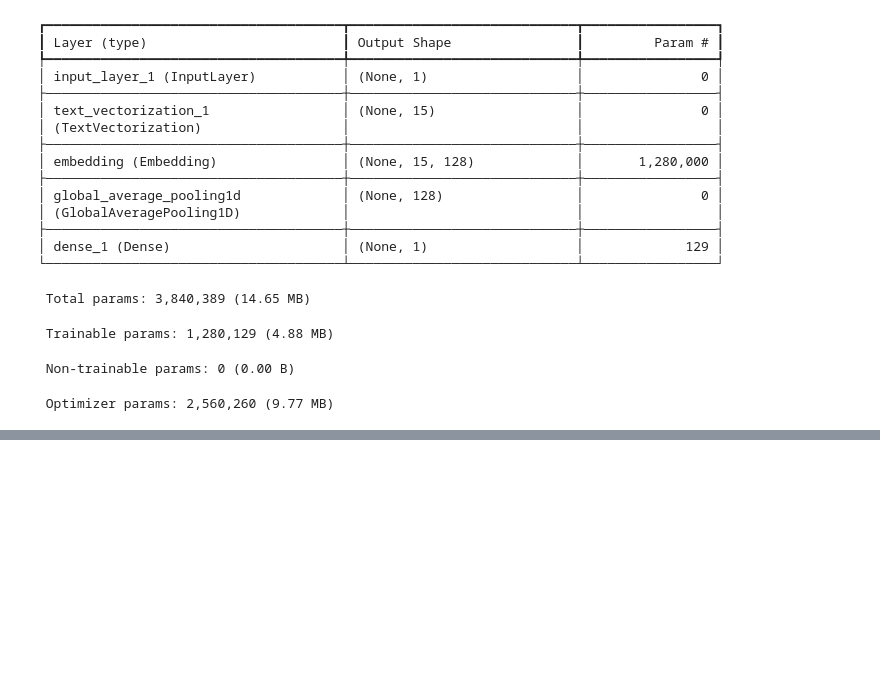
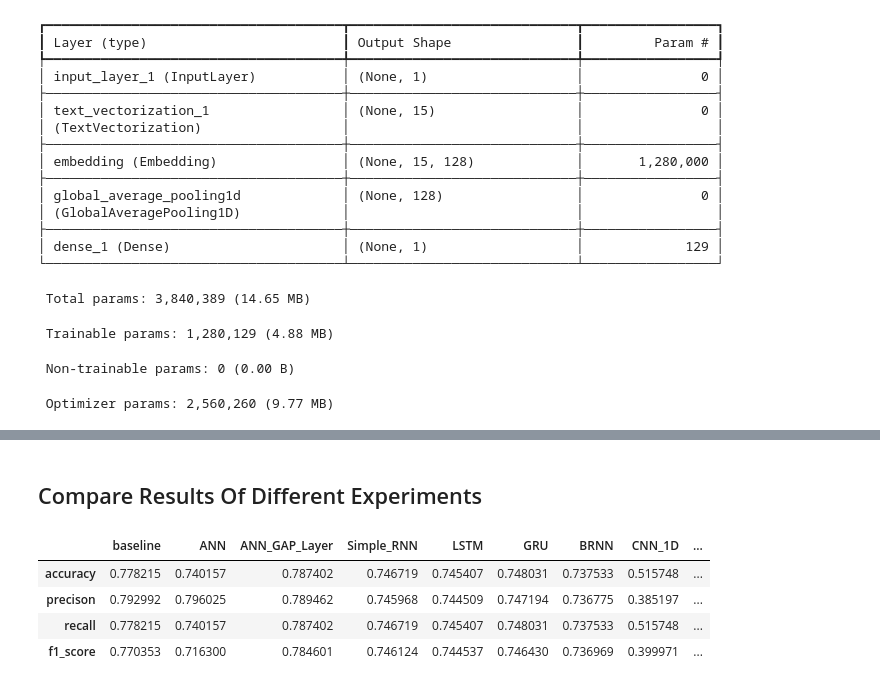
Before and after one commit to azhermurad/Deep_Learning_with_TensorFlow, a Jupyter notebook: natural-language-processing-with-tensorflow.ipynb, the cells around one changed output, grey strips where cells are left out. Drawn from its saved outputs; the diff is of its cells as text; code cells hidden in the pictures; blank space fills up the shorter version.

Commit message:
evaluate model performance

```diff
--- a/natural-language-processing-with-tensorflow.ipynb
+++ b/natural-language-processing-with-tensorflow.ipynb
@@ -541,0 +911,3 @@ with zipfile.ZipFile('/kaggle/working/embeddings.zip', 'w') as zipf:
+# %%
+import tensorflow_hub as hub
+embed = hub.load("https://www.kaggle.com/models/google/universal-sentence-encoder/TensorFlow2/universal-sentence-encoder/2")
@@ -541,0 +1052,23 @@ with zipfile.ZipFile('/kaggle/working/embeddings.zip', 'w') as zipf:
+# %%
+# 10% of train dataset  using train_test_split
+_, X_train_10, _, y_train_10 = train_test_split(
+    X, y, test_size=0.1, random_state=102)
+# %%
+
+
+universal_sentence_model_10 = tf.keras.models.clone_model(universal_sentence_model)
+
+universal_sentence_model_10.compile(loss=tf.keras.losses.BinaryCrossentropy(),
+              optimizer='adam',
+              jit_compile=False,
+              metrics=["accuracy"])
+
+history_9 = universal_sentence_model_10.fit(
+    X_train_10,
+    y_train_10,
+    validation_data=(X_val,y_val),
+    epochs=5,
+    callbacks=[create_tensorboard_callback("model_log","model_9")]
+)
+
+# universal_sentence_model_10.summary()
@@ -541,0 +1092,3 @@ with zipfile.ZipFile('/kaggle/working/embeddings.zip', 'w') as zipf:
+# %%
+model_9_result = calculate_results(y_val,tf.round(tf.squeeze(universal_sentence_model_10.predict(X_val))))
+model_9_result
@@ -541,0 +1101,23 @@ with zipfile.ZipFile('/kaggle/working/embeddings.zip', 'w') as zipf:
+# %% [markdown]
+## Compare Results Of Different Experiments
+# %%
+df = pd.DataFrame({
+    "baseline": baseline_model_result,
+    "ANN": model_1_result,
+    "ANN_GAP_Layer": model_2_result,
+    "Simple_RNN":model_3_result,
+    "LSTM":model_4_result,
+    "GRU":model_5_result,
+    "BRNN":model_6_result,
+    "CNN_1D":model_7_result,
+    "universal_sentence_model":model_8_result,
+    "universal_sentence_model_10":model_9_result
+
+})
+df
+# %% [output]
+|  | baseline | ANN | ANN_GAP_Layer | Simple_RNN | LSTM | GRU | BRNN | CNN_1D | ... |
+| accuracy | 0.778215 | 0.740157 | 0.787402 | 0.746719 | 0.745407 | 0.748031 | 0.737533 | 0.515748 | ... |
+| precison | 0.792992 | 0.796025 | 0.789462 | 0.745968 | 0.744509 | 0.747194 | 0.736775 | 0.385197 | ... |
+| recall | 0.778215 | 0.740157 | 0.787402 | 0.746719 | 0.745407 | 0.748031 | 0.737533 | 0.515748 | ... |
+| f1_score | 0.770353 | 0.716300 | 0.784601 | 0.746124 | 0.744537 | 0.746430 | 0.736969 | 0.399971 | ... |
```
Also changed, not shown: parts of 70 cells of this notebook.
